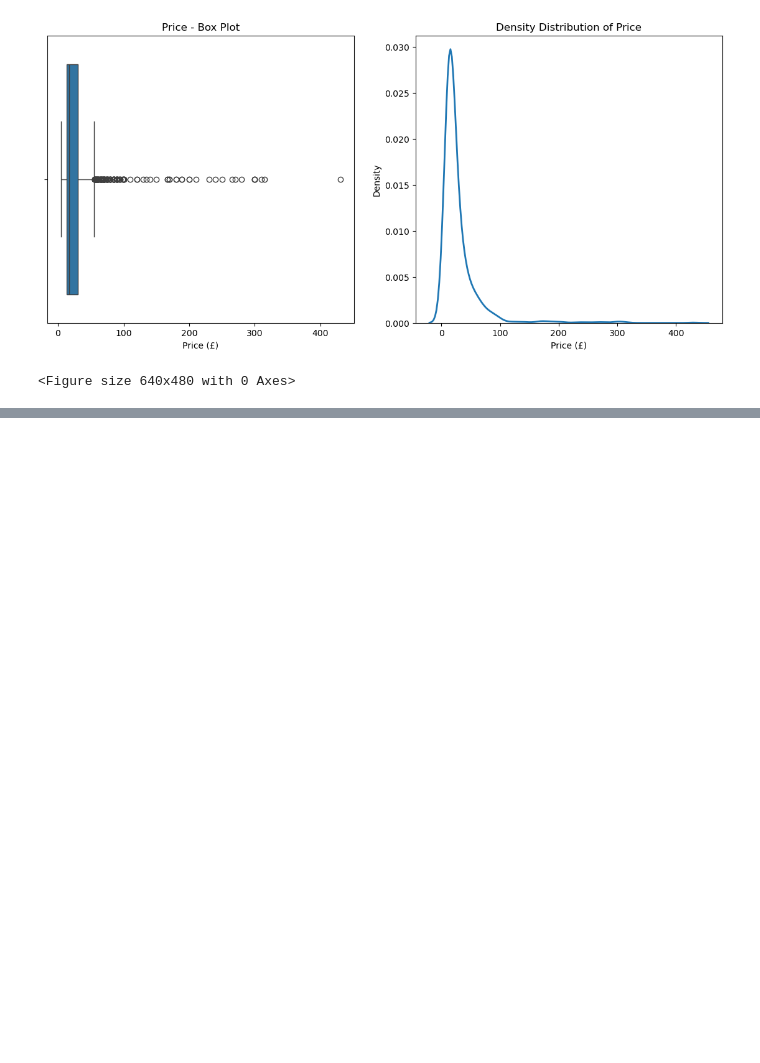
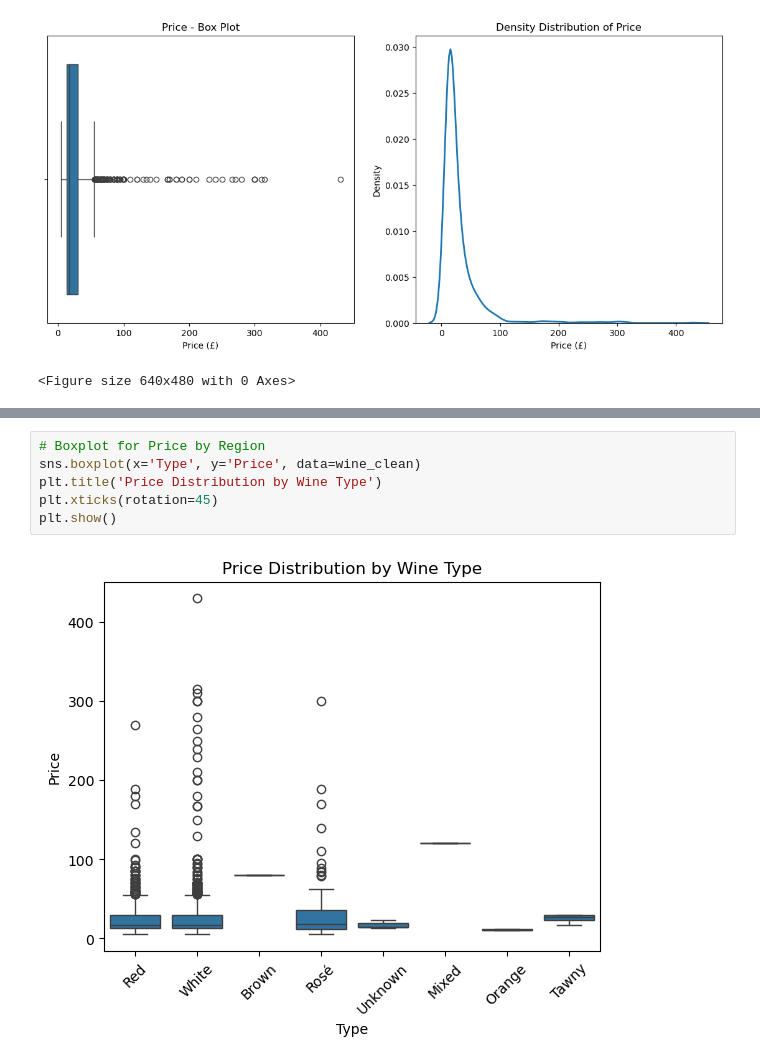
Before and after one commit to lwq1023999/COMP5712-group_coursework, a Jupyter notebook: notebook/Group project.ipynb, the cells around one changed output, grey strips where cells are left out. Drawn from its saved outputs; the diff is of its cells as text; blank space fills up the shorter version.

```diff
--- a/notebook/Group project.ipynb
+++ b/notebook/Group project.ipynb
@@ -541,0 +471,8 @@ Number of categories: 33
+# %%
+# Boxplot for Price by Region
+sns.boxplot(x='Type', y='Price', data=wine_clean)
+plt.title('Price Distribution by Wine Type')
+plt.xticks(rotation=45)
+plt.show()
+# %% [output]
+[figure, added]
```
Also changed, not shown: parts of 71 cells of this notebook.
